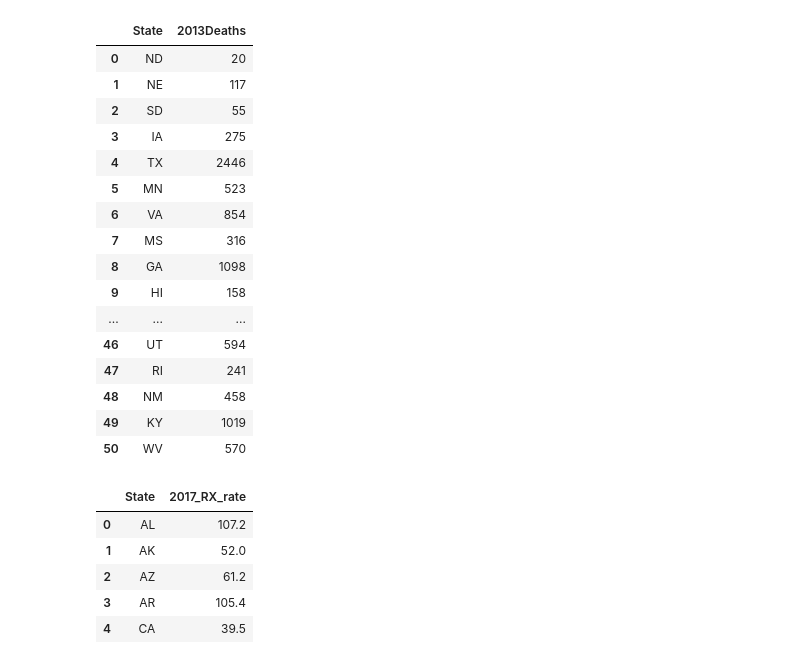
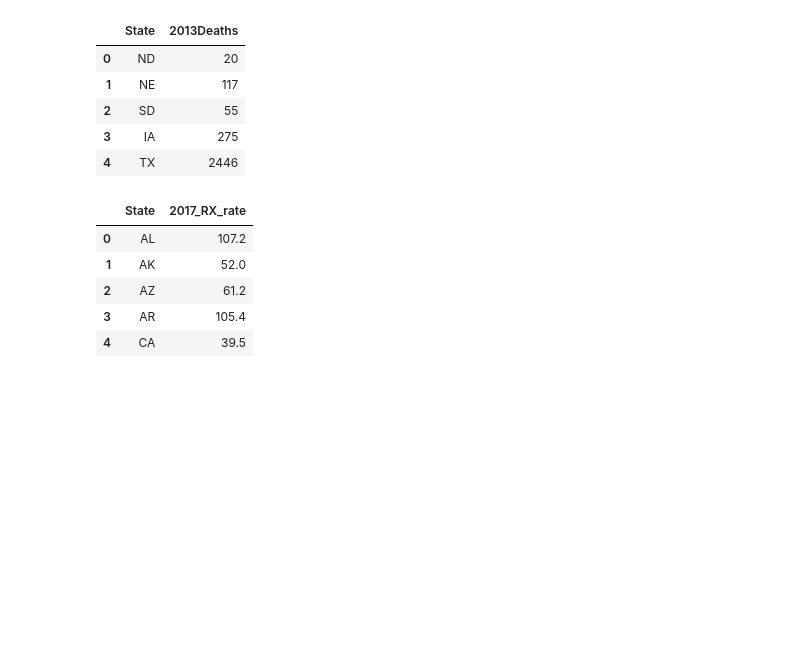
Before and after one commit to cgilbert05/Project-Team-Blue, a Jupyter notebook: Project_1_CountryInCrisis.ipynb, the cells around one changed output. Saved outputs shown, nothing was run; the diff lists cells and outputs as text; code cells hidden in the pictures; blank space fills up the shorter version.

```diff
--- a/Project_1_CountryInCrisis.ipynb
+++ b/Project_1_CountryInCrisis.ipynb
@@ -9,45 +9,34 @@ import matplotlib.pyplot as plt
 # import source data files
 
 deaths_2013_2014 = pd.read_csv("raw_data/OD_2013_2014.csv", thousands=',')
 deaths_2015 = pd.read_csv("raw_data/OD_2015.csv", thousands=',')
 deaths_2016 = pd.read_csv("raw_data/OD_2016.csv", thousands=',')
 deaths_2017 = pd.read_csv("raw_data/OD_2017.csv", thousands=',')
 
 regions = pd.read_csv("raw_data/regions.csv", thousands=',')
 
 # reduce dataframes to include only state and death statistic
 #############THESE ARE THE OVERDOSE BY STATE DATA FRAMES *********************
 deaths_2013_df = deaths_2013_2014[['State', '2013Number']]
 deaths_2013_df = deaths_2013_df.rename(index=str, columns={"2013Number": "2013Deaths"})
 # deaths_2013_df["2013Deaths"] = pd.to_numeric(deaths_2013_df["2013Deaths"])
 deaths_2014_df = deaths_2013_2014[['State', '2014Number']]
 deaths_2014_df = deaths_2014_df.rename(index=str, columns={"2014Number": "2014Deaths"})
 deaths_2015_df = deaths_2015[['State', 'Number']]
 deaths_2015_df = deaths_2015_df.rename(index=str, columns={"Number": "2015Deaths"})
 deaths_2016_df = deaths_2016[['State', 'number']]
 deaths_2016_df = deaths_2016_df.rename(index=str, columns={"number": "2016Deaths"})
 deaths_2017_df = deaths_2017[['State', 'number']]
 deaths_2017_df = deaths_2017_df.rename(index=str, columns={"number": "2017Deaths"})
 
-deaths_2013_df
+deaths_2013_df.head()
 # %% [output]
 |  | State | 2013Deaths |
 | 0 | ND | 20 |
 | 1 | NE | 117 |
 | 2 | SD | 55 |
 | 3 | IA | 275 |
 | 4 | TX | 2446 |
-| 5 | MN | 523 |
-| 6 | VA | 854 |
-| 7 | MS | 316 |
-| 8 | GA | 1098 |
-| 9 | HI | 158 |
-| ... | ... | ... |
-| 46 | UT | 594 |
-| 47 | RI | 241 |
-| 48 | NM | 458 |
-| 49 | KY | 1019 |
-| 50 | WV | 570 |
 # %%
 # import perscription data
 rx_2013 = pd.read_csv("raw_data/RX_2013.csv")
```
Also changed, not shown: parts of 3 cells of this notebook.
